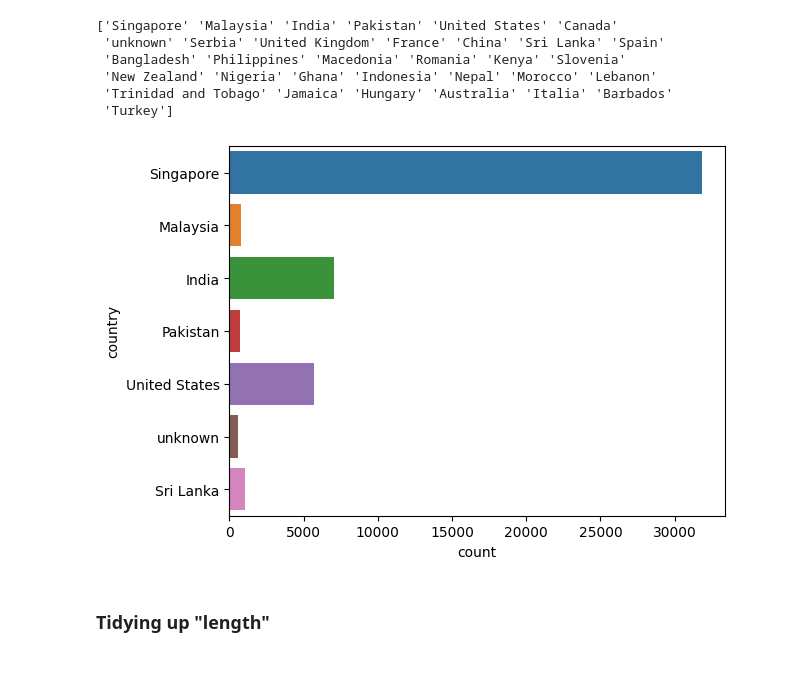
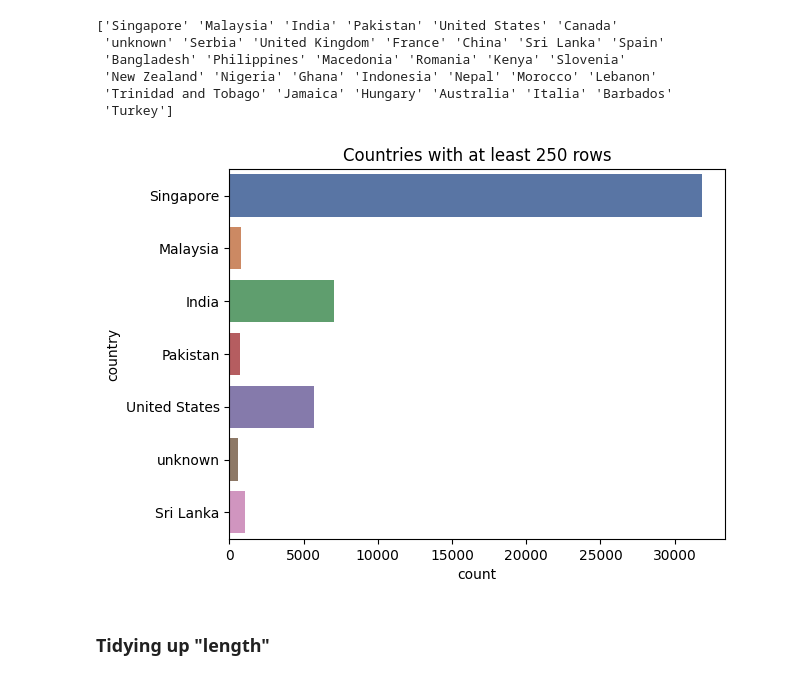
Before and after one commit to treefungus/Codecademy_projects, a Jupyter notebook: NLP/NLP.ipynb, the cells around one changed output. Drawn from its saved outputs; the diff is of its cells as text; code cells hidden in the pictures.

```diff
--- a/NLP/NLP.ipynb
+++ b/NLP/NLP.ipynb
@@ -97,14 +109,15 @@ print(data.country.unique())
 # %%
 import matplotlib.pyplot as plt
 import seaborn as sns
 
 country_counts = data["country"].value_counts()
 filtered_countries = data[data["country"].isin(country_counts[country_counts > 250].index)]
 
-sns.countplot(y="country", data=filtered_countries)
+sns.countplot(y="country", data=filtered_countries, hue="country", palette="deep")
+plt.title("Countries with at least 250 rows")
 plt.show()
 # %% [output]
-[figure, old version]
+[figure, new version]
 # %% [markdown]
 ### Tidying up "length"
 # %%
```
Also changed, not shown: parts of 31 cells of this notebook, 1 other file.
